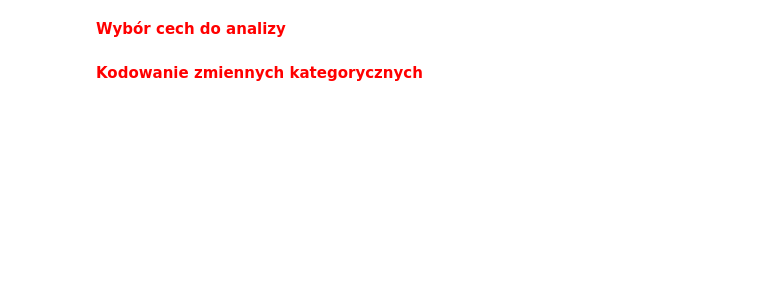
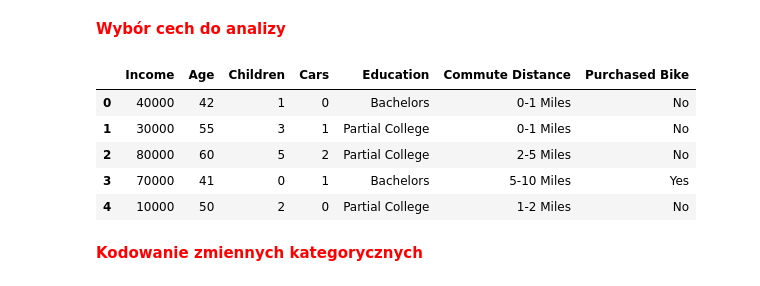
Before and after one commit to MattyMroz/ML, a Jupyter notebook: Lab11/Zadanie.ipynb, the cells around one changed output. Drawn from its saved outputs; the diff is of its cells as text; code cells hidden in the pictures; blank space fills up the shorter version.

```diff
--- a/Lab11/Zadanie.ipynb
+++ b/Lab11/Zadanie.ipynb
@@ -67,7 +72,20 @@ df_bikes.head()
 # %% [markdown]
 <span style="color: red; font-weight: bold;">Wybór cech do analizy</span>
 # %%
+
 # Wybór cech do analizy
+features = ['Income', 'Age', 'Children', 'Cars', 'Education', 'Commute Distance']
+target = 'Purchased Bike'
+
+df_model = df_bikes[features + [target]].dropna().copy()
+df_model.head()
+# %% [output]
+|  | Income | Age | Children | Cars | Education | Commute Distance | Purchased Bike |
+| 0 | 40000 | 42 | 1 | 0 | Bachelors | 0-1 Miles | No |
+| 1 | 30000 | 55 | 3 | 1 | Partial College | 0-1 Miles | No |
+| 2 | 80000 | 60 | 5 | 2 | Partial College | 2-5 Miles | No |
+| 3 | 70000 | 41 | 0 | 1 | Bachelors | 5-10 Miles | Yes |
+| 4 | 10000 | 50 | 2 | 0 | Partial College | 1-2 Miles | No |
 # %% [markdown]
 <span style="color: red; font-weight: bold;">Kodowanie zmiennych kategorycznych</span>
 # %%
```
Also changed, not shown: parts of 12 cells of this notebook, 1 other file.
